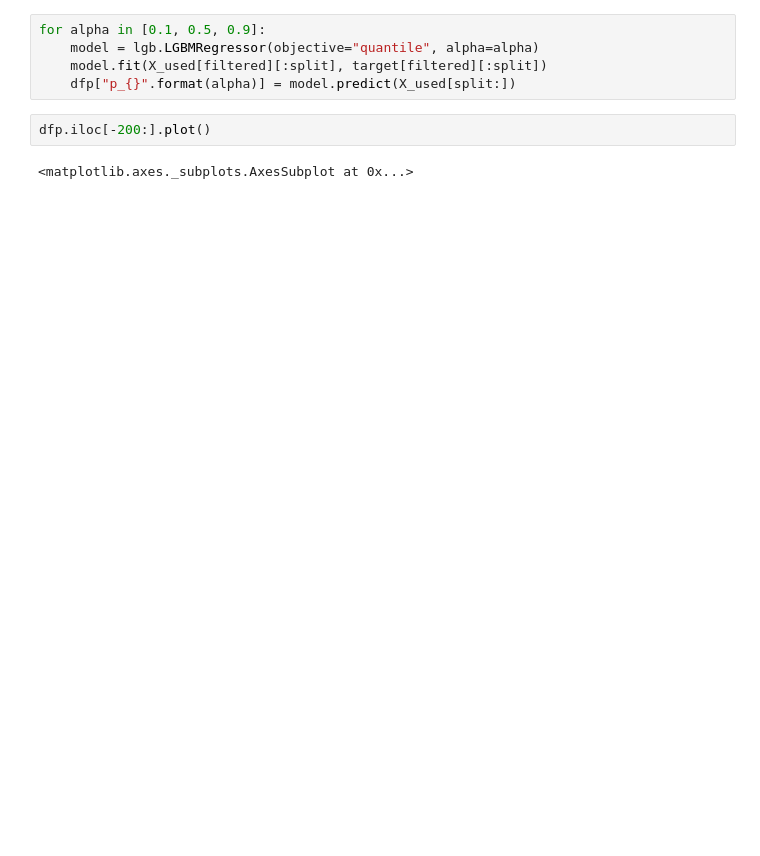
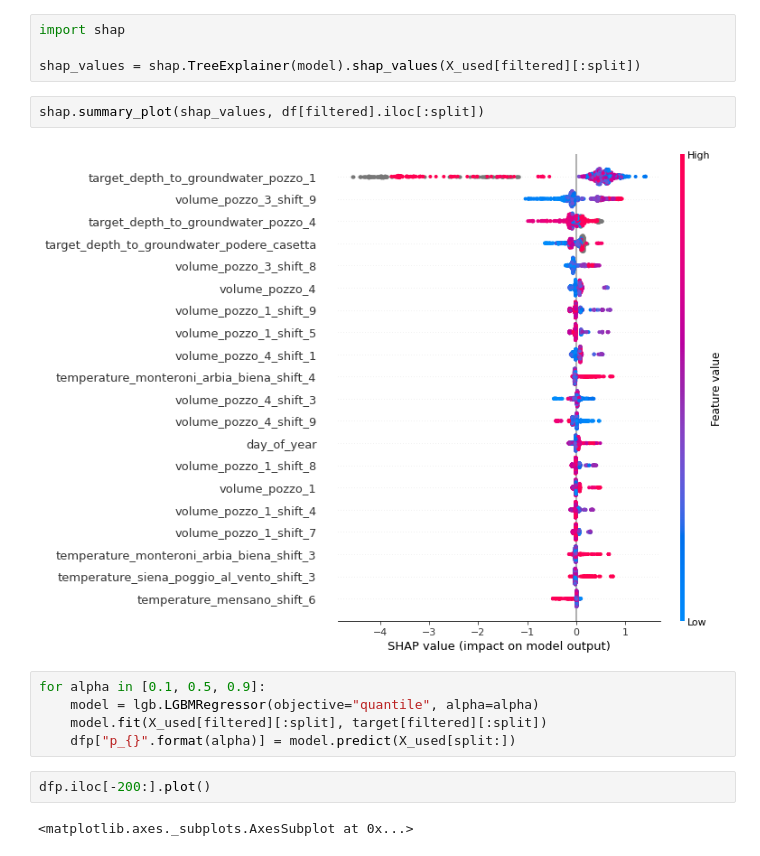
Before and after one commit to thomas-wsbd/acea-water-prediction, a Jupyter notebook: features.ipynb, the cells around one changed output. Cells and saved outputs as stored; diff of their text form; blank space fills up the shorter version.

Commit message:
features.ipynb is het beste model so far

```diff
--- a/features.ipynb
+++ b/features.ipynb
@@ -101,3 +143,11 @@ y  0.556755  1.000000
+# %%
+import shap
+
+shap_values = shap.TreeExplainer(model).shap_values(X_used[filtered][:split])
+# %%
+shap.summary_plot(shap_values, df[filtered].iloc[:split])
+# %% [output]
+[figure, added]
 # %%
 for alpha in [0.1, 0.5, 0.9]:
     model = lgb.LGBMRegressor(objective="quantile", alpha=alpha)
```
Also changed, not shown: parts of 19 cells of this notebook.
